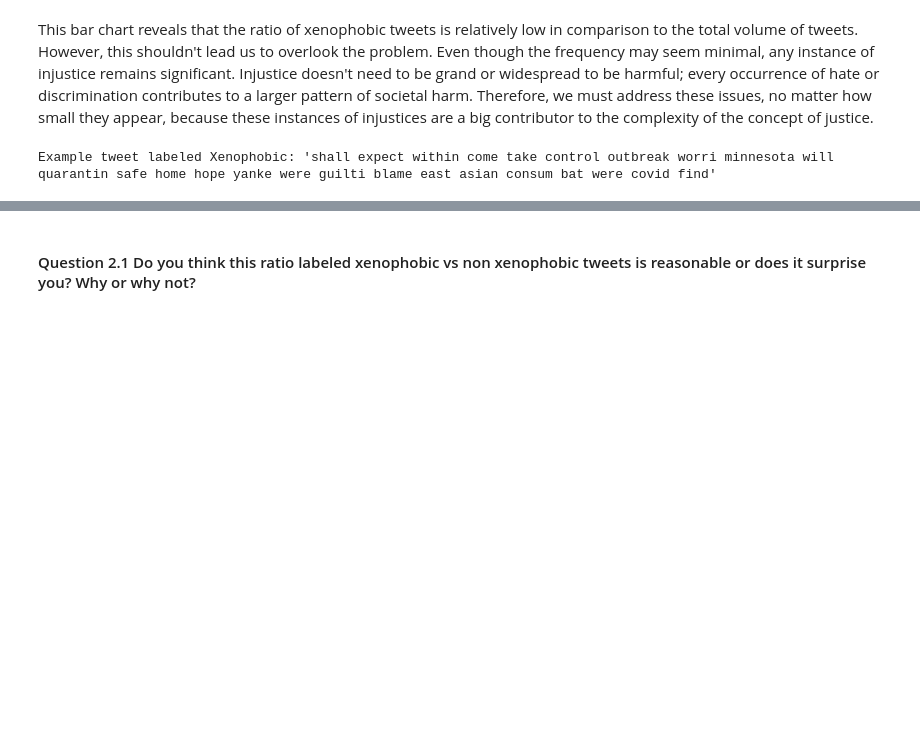
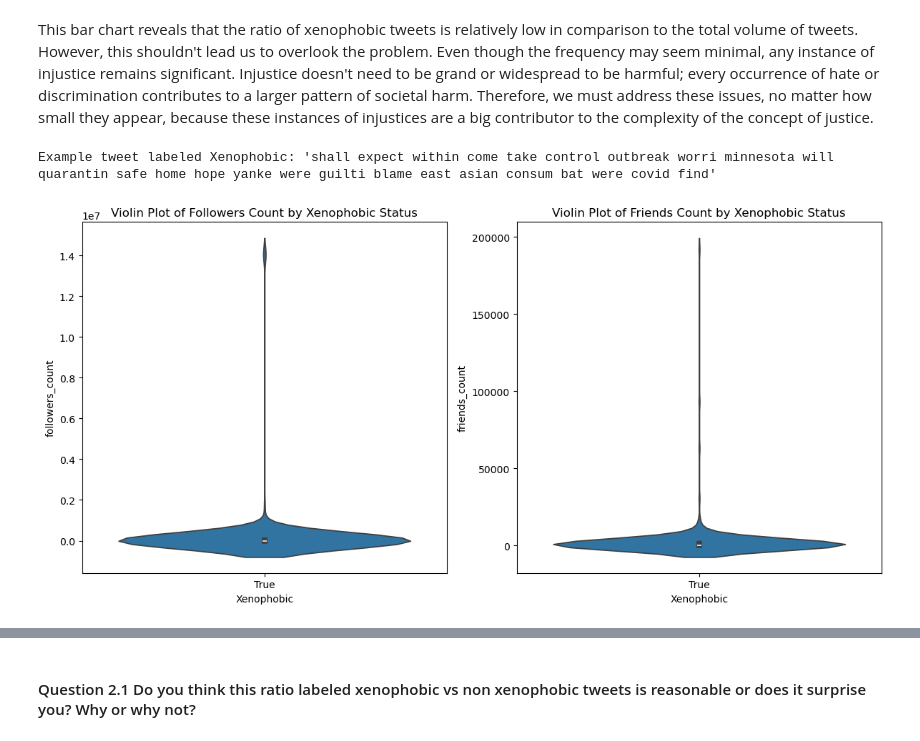
Before and after one commit to kyun33/Justice-Project, a Jupyter notebook: datac4ac.ipynb, the cells around one changed output, grey strips where cells are left out. Cells and saved outputs as stored; diff of their text form; code cells hidden in the pictures; blank space fills up the shorter version.

```diff
--- a/datac4ac.ipynb
+++ b/datac4ac.ipynb
@@ -123,3 +123,22 @@ tweet = df.loc[(df['Xenophobic'] == True)].iloc[10]
 print(f"Example tweet labeled Xenophobic: '{tweet.text}'")
 # %% [output]
 Example tweet labeled Xenophobic: 'shall expect within come take control outbreak worri minnesota will quarantin safe home hope yanke were guilti blame east asian consum bat were covid find'
+# %%
+xenophobic_df = df[df['Xenophobic']== True]
+plt.figure(figsize=(12, 6))
+
+
+# Violin plot for followers count by Xenophobic status
+plt.subplot(1, 2, 1)
+sns.violinplot(x='Xenophobic', y='followers_count', data=xenophobic_df)
+plt.title('Violin Plot of Followers Count by Xenophobic Status')
+
+# Violin plot for friends count by Xenophobic status
+plt.subplot(1, 2, 2)
+sns.violinplot(x='Xenophobic', y='friends_count', data=xenophobic_df)
+plt.title('Violin Plot of Friends Count by Xenophobic Status')
+
+plt.tight_layout()
+plt.show()
+# %% [output]
+[figure, added]
```
Also changed, not shown: parts of 11 cells of this notebook.
